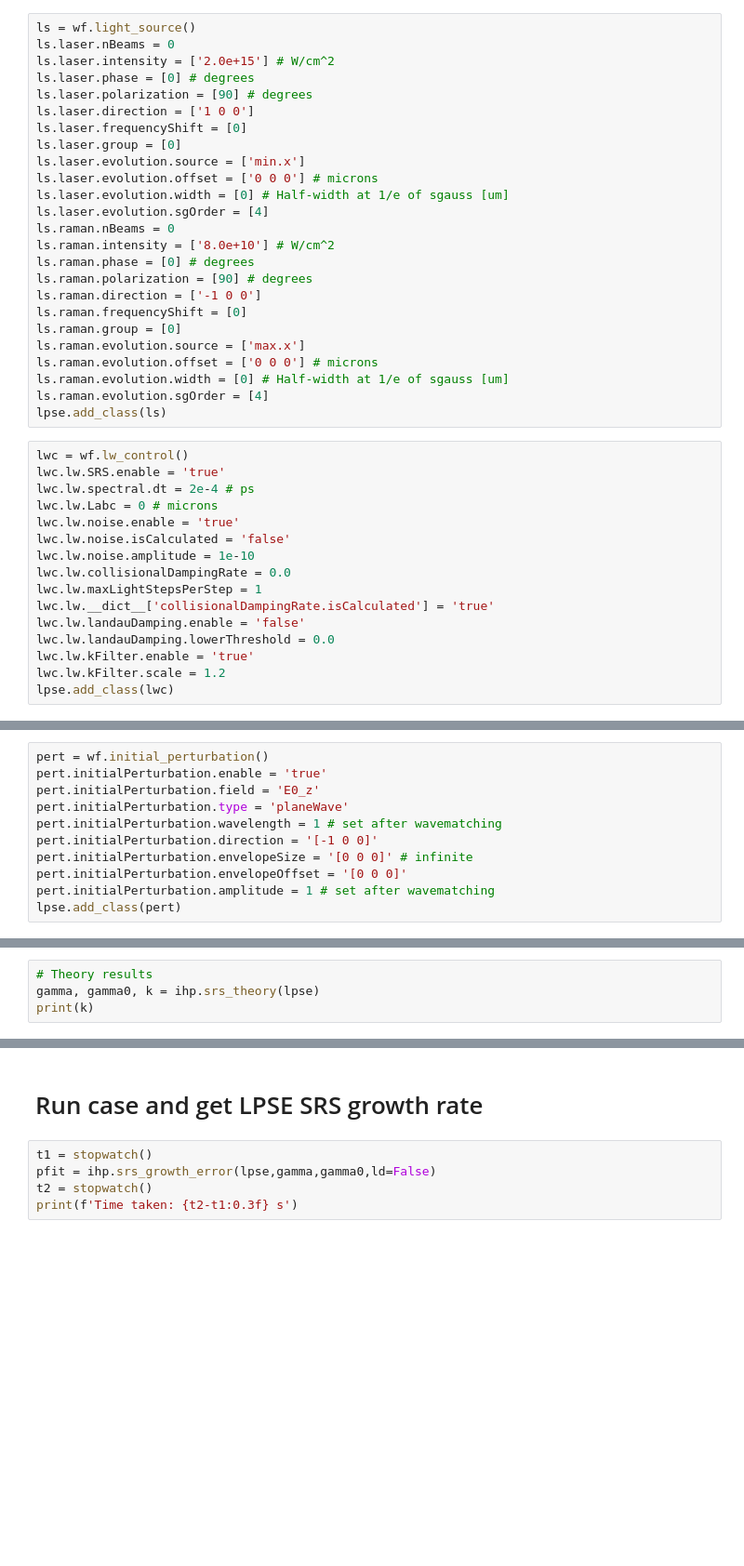
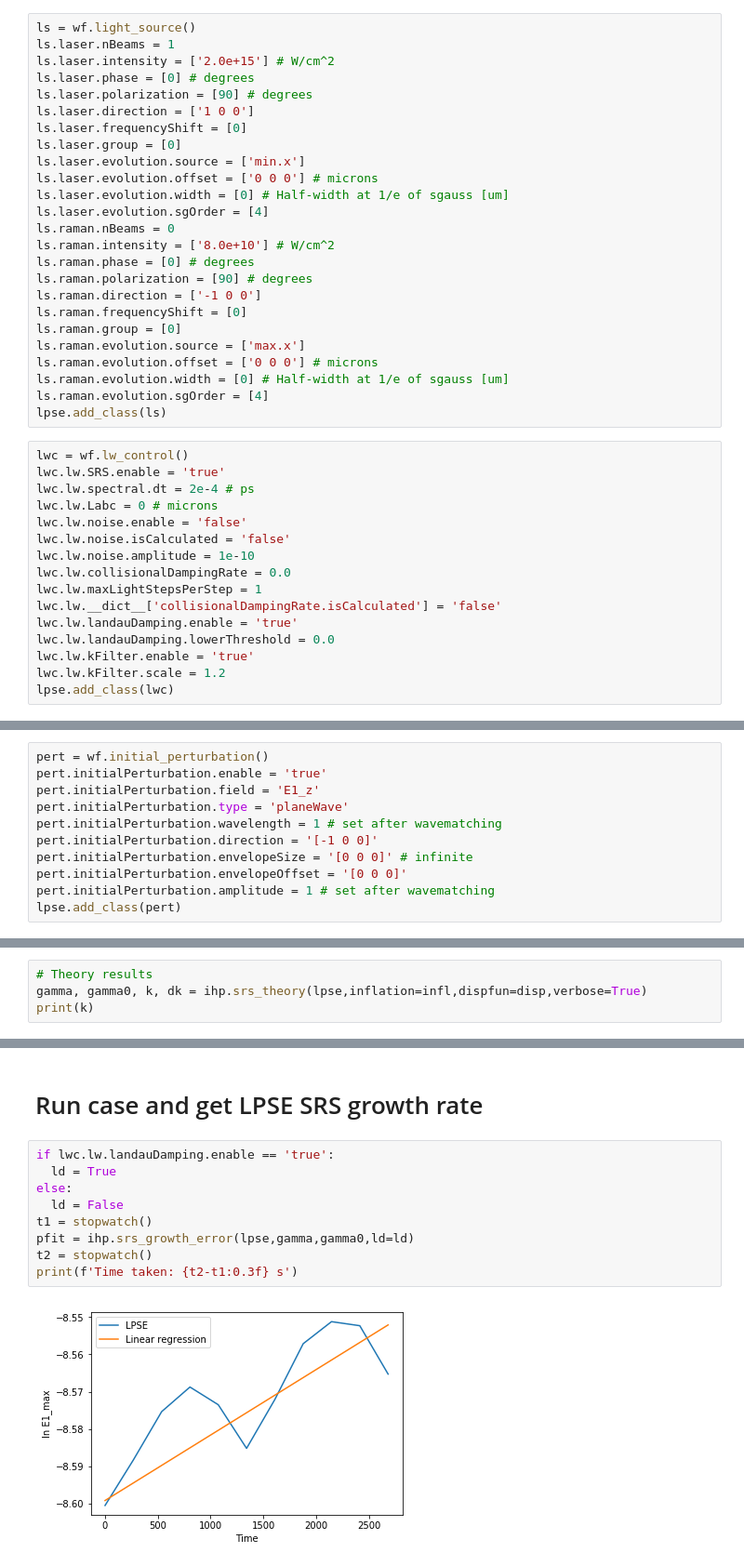
Before and after one commit to andrewanguswarwick/lpse_workflow, a Jupyter notebook: infinite_homogeneous_plasma/case_workflow.ipynb, the cells around one changed output, grey strips where cells are left out. Shown at 93% size. Cells and saved outputs as stored; diff of their text form; blank space fills up the shorter version.

```diff
--- a/infinite_homogeneous_plasma/case_workflow.ipynb
+++ b/infinite_homogeneous_plasma/case_workflow.ipynb
@@ -101,7 +105,7 @@ lc.raman.spectral.dt = 2e-6
 lpse.add_class(lc)
 # %%
 ls = wf.light_source()
-ls.laser.nBeams = 0
+ls.laser.nBeams = 1
 ls.laser.intensity = ['2.0e+15'] # W/cm^2
 ls.laser.phase = [0] # degrees
 ls.laser.polarization = [90] # degrees
@@ -129,13 +133,13 @@ lwc = wf.lw_control()
 lwc.lw.SRS.enable = 'true'
 lwc.lw.spectral.dt = 2e-4 # ps
 lwc.lw.Labc = 0 # microns
-lwc.lw.noise.enable = 'true'
+lwc.lw.noise.enable = 'false'
 lwc.lw.noise.isCalculated = 'false'
 lwc.lw.noise.amplitude = 1e-10
 lwc.lw.collisionalDampingRate = 0.0
 lwc.lw.maxLightStepsPerStep = 1
-lwc.lw.__dict__['collisionalDampingRate.isCalculated'] = 'true'
-lwc.lw.landauDamping.enable = 'false'
+lwc.lw.__dict__['collisionalDampingRate.isCalculated'] = 'false'
+lwc.lw.landauDamping.enable = 'true'
 lwc.lw.landauDamping.lowerThreshold = 0.0
 lwc.lw.kFilter.enable = 'true'
 lwc.lw.kFilter.scale = 1.2
@@ -149,7 +153,7 @@ lpse.add_class(ins)
 # %%
 pert = wf.initial_perturbation()
 pert.initialPerturbation.enable = 'true'
-pert.initialPerturbation.field = 'E0_z'
+pert.initialPerturbation.field = 'E1_z'
 pert.initialPerturbation.type = 'planeWave'
 pert.initialPerturbation.wavelength = 1 # set after wavematching
 pert.initialPerturbation.direction = '[-1 0 0]'
@@ -167,4 +173,4 @@ ihp.rhoT_adjust(lpse,tol=4*eps,max_iter=max_iter,minints=minints)
 # %%
 # Theory results
-gamma, gamma0, k = ihp.srs_theory(lpse)
+gamma, gamma0, k, dk = ihp.srs_theory(lpse,inflation=infl,dispfun=disp,verbose=True)
 print(k)
@@ -182,7 +218,13 @@ spectral_dt(lpse,freqs,dt_frac=0.99)
 # %% [markdown]
 # Run case and get LPSE SRS growth rate
 # %%
+if lwc.lw.landauDamping.enable == 'true':
+  ld = True
+else:
+  ld = False
 t1 = stopwatch()
-pfit = ihp.srs_growth_error(lpse,gamma,gamma0,ld=False)
+pfit = ihp.srs_growth_error(lpse,gamma,gamma0,ld=ld)
 t2 = stopwatch()
 print(f'Time taken: {t2-t1:0.3f} s')
+# %% [output]
+[figure, added]
```
Also changed, not shown: parts of 15 cells of this notebook, 3 other files.
